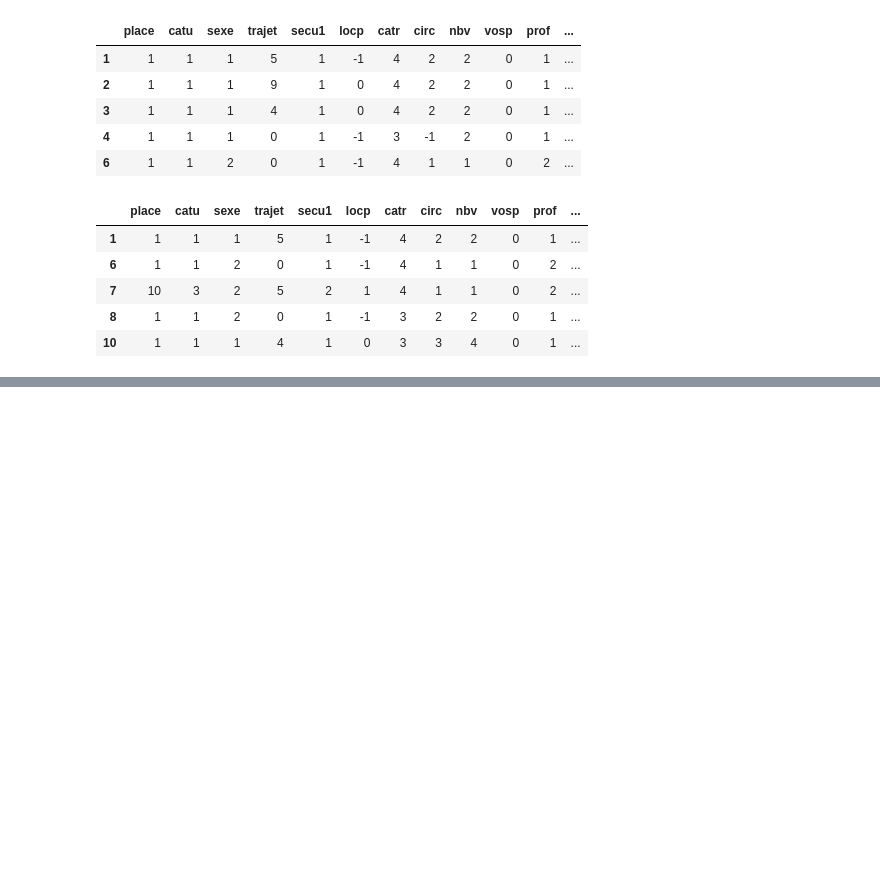
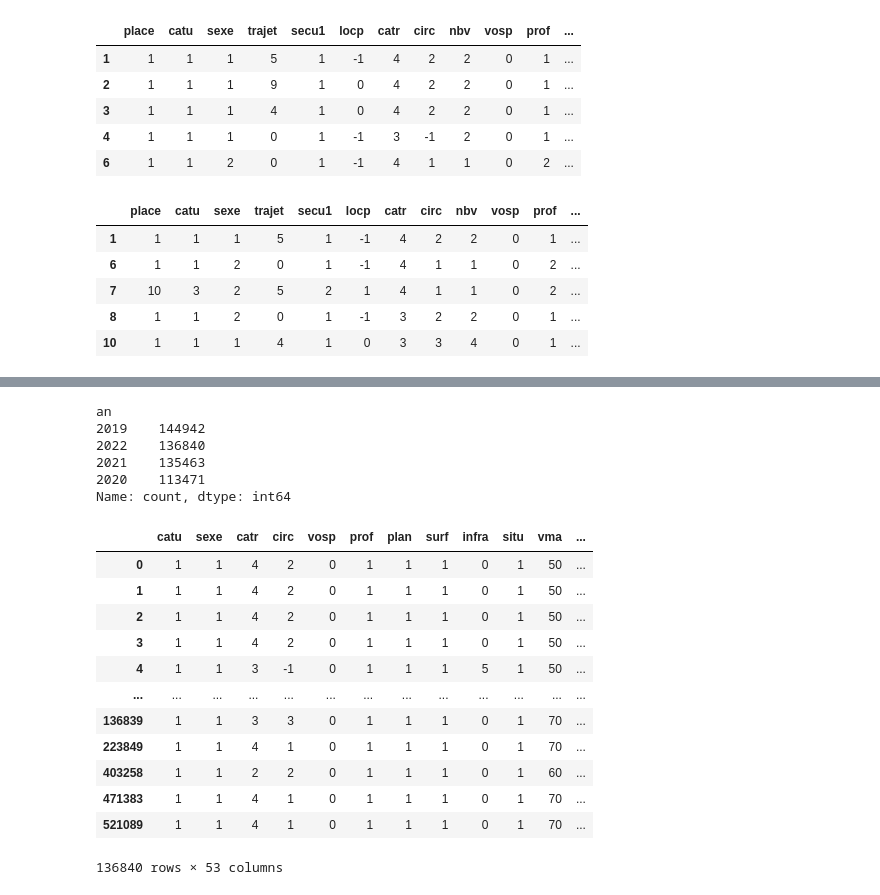
Before and after one commit to Nujadn/accident_route, a Jupyter notebook: Mohand_Sarah_Thierry_modelisation_.ipynb, the cells around one changed output, grey strips where cells are left out. Saved outputs shown, nothing was run; the diff lists cells and outputs as text; code cells hidden in the pictures; blank space fills up the shorter version.

```diff
--- a/Mohand_Sarah_Thierry_modelisation_.ipynb
+++ b/Mohand_Sarah_Thierry_modelisation_.ipynb
@@ -481,15 +487,16 @@ y_pred_knn = knn_model.predict(X_test)
 [LightGBM] [Warning] Unknown parameter: use_label_encoder
 # %%
 # création d'un df pour ajouter les prédictions au dataset
-df_filtered = df.iloc[:len(y_test)]
+df_filtered = df.copy()#.iloc[:len(y_test)]
 
 df_filtered['gravite'] = df['grav']
 df_filtered = df_filtered.drop(['grav'], axis=1)
 
-df_filtered['pred_ada'] = y_pred_ada
-df_filtered['pred_extrTr'] = y_pred_et
-df_filtered['pred_xgb'] = y_pred_xgbc
-df_filtered['pred_lgbm'] = y_pred_lgbm
-df_filtered['pred_knn'] = y_pred_knn
+#df_filtered['pred_ada'] = y_pred_ada
+#df_filtered['pred_extrTr'] = y_pred_et
+#df_filtered['pred_xgb'] = y_pred_xgbc
+#df_filtered['pred_lgbm'] = y_pred_lgbm
+#df_filtered['pred_knn'] = y_pred_knn
+print(df_filtered.shape)
 df_filtered.head()
 # %% [output]
@@ -554,3 +562,6 @@ df_mismatch.head()
 | 7 | 10 | 3 | 2 | 5 | 2 | 1 | 4 | 1 | 1 | 0 | 2 | ... |
 | 8 | 1 | 1 | 2 | 0 | 1 | -1 | 3 | 2 | 2 | 0 | 1 | ... |
 | 10 | 1 | 1 | 1 | 4 | 1 | 0 | 3 | 3 | 4 | 0 | 1 | ... |
+# %%
+df_bis = pd.read_csv("dataset/dataset_analyse.csv")
+df_bis.head()
@@ -556,0 +575,25 @@ df_mismatch.head()
+# %%
+#df_filtered = df.iloc[:len(y_test)]
+#df_filtered
+
+df_bis["lat"] = [str(value) for value in df_bis["lat"]]
+df_bis["lat"] = [value.replace(',', '.') for value in df_bis["lat"]]
+df_bis["lat"] = df_bis["lat"].astype(float)
+df_bis["long"] = [str(value) for value in df_bis["long"]]
+df_bis["long"] = [value.replace(',', '.') for value in df_bis["long"]]
+df_bis["long"] = df_bis["long"].astype(float)
+
+
+df_temp = pd.merge(df_filtered.drop(['nbv', 'trajet','locp', 'catv',"secu1", 'place'], axis=1),
+                   df_bis.drop(['com', 'dep','lartpc','larrout','occutc', 'pr', 'pr1','v2'], axis=1),
+                   on=[ 'circ', 'catr','lat', 'long', 'sexe', 'catu', 'vosp', 'prof', 'plan', 'surf', 'infra',
+                        'situ','vma','lum','agg', 'choc', 'int', 'atm', 'col', 'senc', 'obs',
+                        'obsm', 'manv', 'motor'], how='left'
+                    )
+print(df_filtered.shape)
+print(df_temp.shape)
+df_temp.head()
+
+
+
+# df_temp.to_csv('dataset/dataset_merge.csv', index=False)
@@ -556,0 +609,25 @@ df_mismatch.head()
+# %%
+df_temp.an.value_counts()
+# %% [output]
+an
+2019    144942
+2022    136840
+2021    135463
+2020    113471
+Name: count, dtype: int64
+# %%
+df_temp[df_temp.an == 2022]
+# %% [output]
+|  | catu | sexe | catr | circ | vosp | prof | plan | surf | infra | situ | vma | ... |
+| 0 | 1 | 1 | 4 | 2 | 0 | 1 | 1 | 1 | 0 | 1 | 50 | ... |
+| 1 | 1 | 1 | 4 | 2 | 0 | 1 | 1 | 1 | 0 | 1 | 50 | ... |
+| 2 | 1 | 1 | 4 | 2 | 0 | 1 | 1 | 1 | 0 | 1 | 50 | ... |
+| 3 | 1 | 1 | 4 | 2 | 0 | 1 | 1 | 1 | 0 | 1 | 50 | ... |
+| 4 | 1 | 1 | 3 | -1 | 0 | 1 | 1 | 1 | 5 | 1 | 50 | ... |
+| ... | ... | ... | ... | ... | ... | ... | ... | ... | ... | ... | ... | ... |
+| 136839 | 1 | 1 | 3 | 3 | 0 | 1 | 1 | 1 | 0 | 1 | 70 | ... |
+| 223849 | 1 | 1 | 4 | 1 | 0 | 1 | 1 | 1 | 0 | 1 | 70 | ... |
+| 403258 | 1 | 1 | 2 | 2 | 0 | 1 | 1 | 1 | 0 | 1 | 60 | ... |
+| 471383 | 1 | 1 | 4 | 1 | 0 | 1 | 1 | 1 | 0 | 1 | 70 | ... |
+| 521089 | 1 | 1 | 4 | 1 | 0 | 1 | 1 | 1 | 0 | 1 | 70 | ... |
+136840 rows × 53 columns
```
Also changed, not shown: parts of 7 cells of this notebook, 2 other files.
